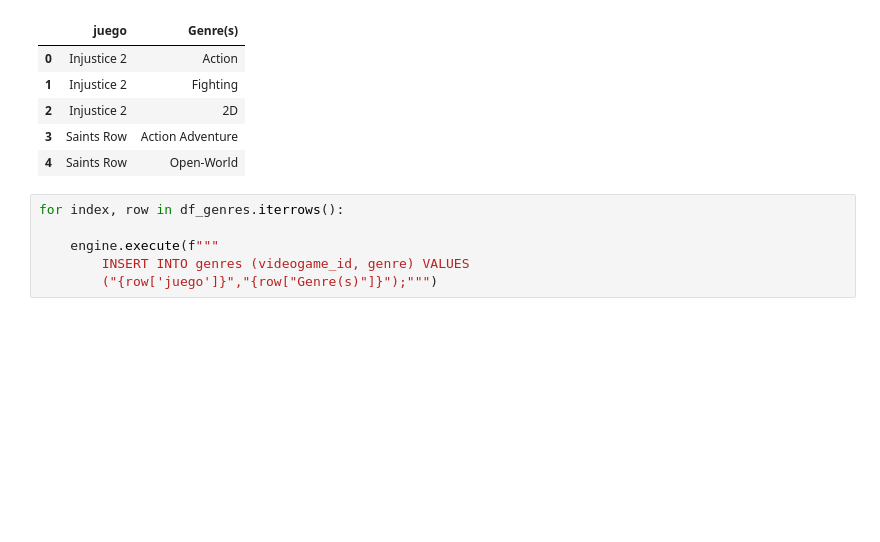
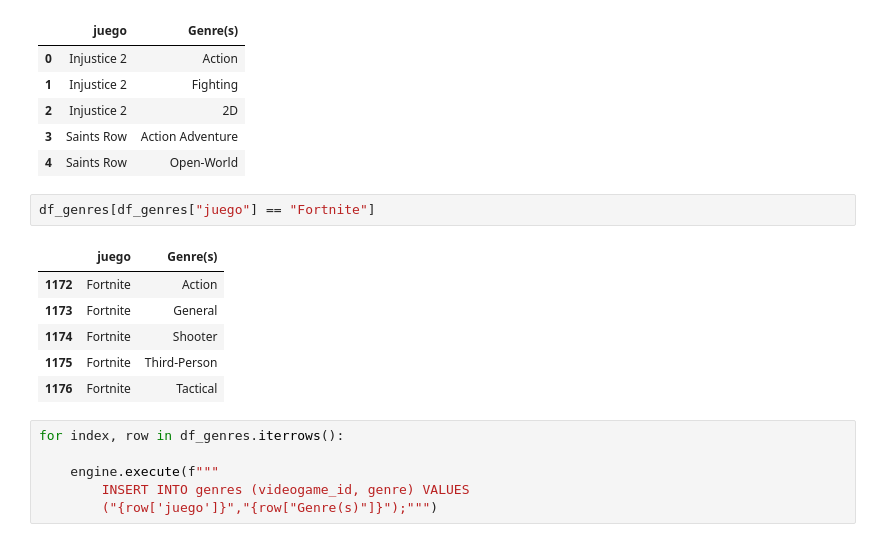
Before and after one commit to JorgeLlorente/video_gaming_industry_analysis, a Jupyter notebook: notebooks/tosql.ipynb, the cells around one changed output. Drawn from its saved outputs; the diff is of its cells as text; blank space fills up the shorter version.

```diff
--- a/notebooks/tosql.ipynb
+++ b/notebooks/tosql.ipynb
@@ -114,6 +117,15 @@ df_genres.head()
 | 2 | Injustice 2 | 2D |
 | 3 | Saints Row | Action Adventure |
 | 4 | Saints Row | Open-World |
+# %%
+df_genres[df_genres["juego"] == "Fortnite"]
+# %% [output]
+|  | juego | Genre(s) |
+| 1172 | Fortnite | Action |
+| 1173 | Fortnite | General |
+| 1174 | Fortnite | Shooter |
+| 1175 | Fortnite | Third-Person |
+| 1176 | Fortnite | Tactical |
 # %%
 for index, row in df_genres.iterrows():
 
```
Also changed, not shown: parts of 5 cells of this notebook, 13 other files.
